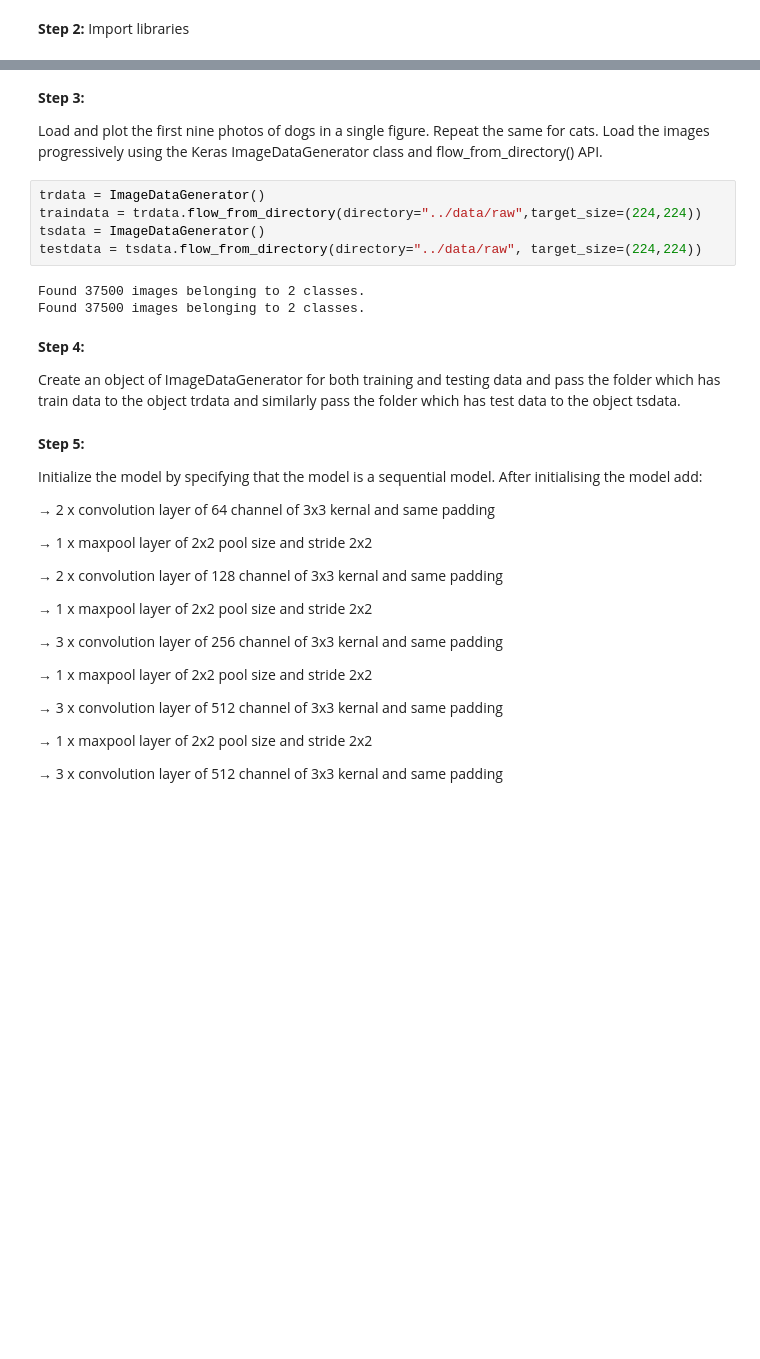
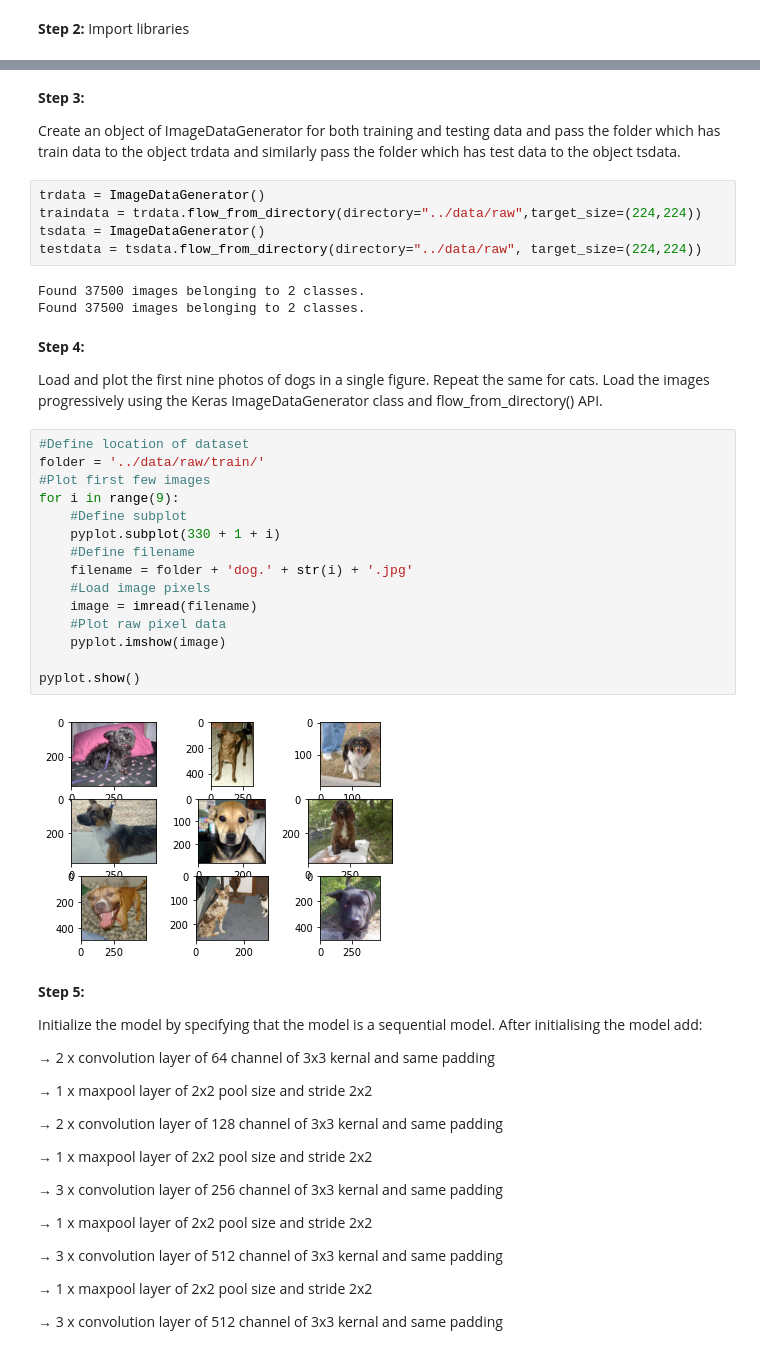
Before and after one commit to easyundercover/image-classifier-project, a Jupyter notebook: src/explore.ipynb, the cells around one changed output, grey strips where cells are left out. Cells and saved outputs as stored; diff of their text form; blank space fills up the shorter version.

```diff
--- a/src/explore.ipynb
+++ b/src/explore.ipynb
@@ -23,8 +24,7 @@ import matplotlib.pyplot as plt
-# %% [markdown]
-**Step 3:**
-
-Load and plot the first nine photos of dogs in a single figure. Repeat the same for cats.
-</br> Load the images progressively using the Keras ImageDataGenerator class and flow_from_directory() API.
+# %% [markdown]
+**Step 3:**
+
+Create an object of ImageDataGenerator for both training and testing data and pass the folder which has train data to the object trdata and similarly pass the folder which has test data to the object tsdata.
 # %%
 trdata = ImageDataGenerator()
 traindata = trdata.flow_from_directory(directory="../data/raw",target_size=(224,224))
@@ -33,10 +33,28 @@ testdata = tsdata.flow_from_directory(directory="../data/raw", target_size=(224,
 # %% [output]
 Found 37500 images belonging to 2 classes.
 Found 37500 images belonging to 2 classes.
-# %% [markdown]
-**Step 4:**
-
-Create an object of ImageDataGenerator for both training and testing data and pass the folder which has train data to the object trdata and similarly pass the folder which has test data to the object tsdata.
+# %% [markdown]
+**Step 4:**
+
+Load and plot the first nine photos of dogs in a single figure. Repeat the same for cats.
+</br> Load the images progressively using the Keras ImageDataGenerator class and flow_from_directory() API.
+# %%
+#Define location of dataset
+folder = '../data/raw/train/'
+#Plot first few images
+for i in range(9):
+	#Define subplot
+	pyplot.subplot(330 + 1 + i)
+	#Define filename
+	filename = folder + 'dog.' + str(i) + '.jpg'
+	#Load image pixels
+	image = imread(filename)
+	#Plot raw pixel data
+	pyplot.imshow(image)
+
+pyplot.show()
+# %% [output]
+[figure, added]
 # %% [markdown]
 **Step 5:**
 
```
Also changed, not shown: parts of 1 cell of this notebook.
